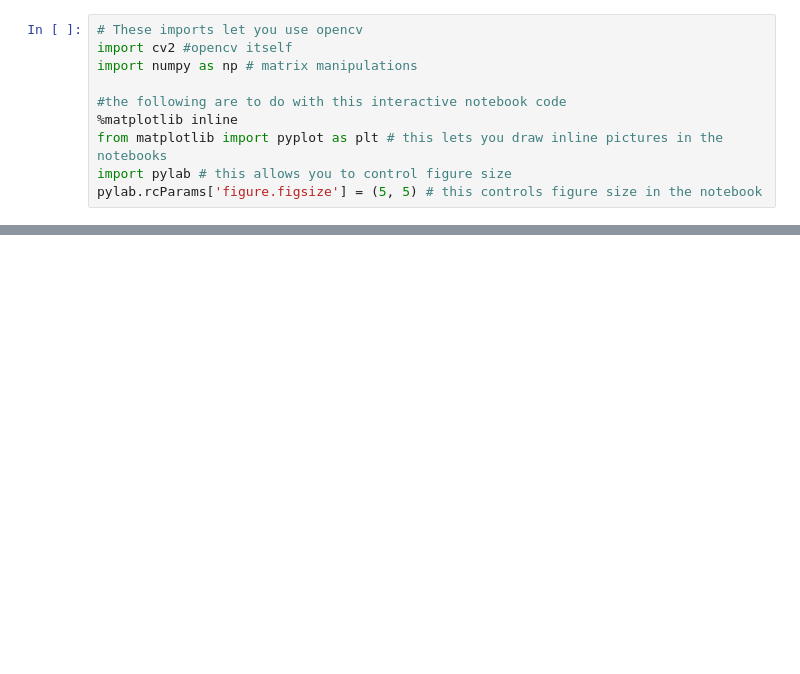
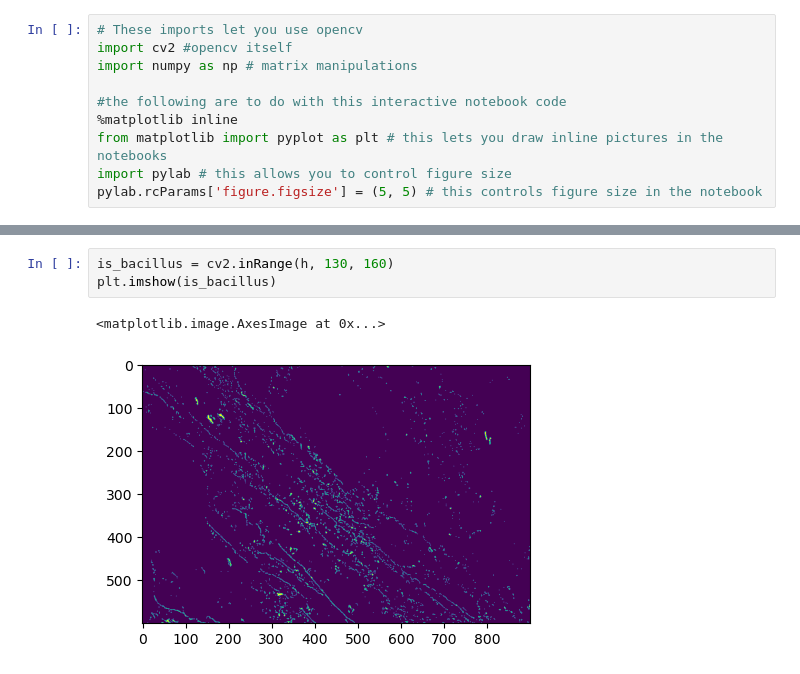
Before and after one commit to herrmilt/MLPython2023Lectures, a Jupyter notebook: lecture11_cv_python/show_bacillus.ipynb, the cells around one changed output, grey strips where cells are left out. Saved outputs shown, nothing was run; the diff lists cells and outputs as text; blank space fills up the shorter version.

```diff
--- a/lecture11_cv_python/show_bacillus.ipynb
+++ b/lecture11_cv_python/show_bacillus.ipynb
@@ -38,0 +93,6 @@ plt.show()
+# %%
+is_bacillus = cv2.inRange(h, 130, 160)
+plt.imshow(is_bacillus)
+# %% [output]
+<matplotlib.image.AxesImage at 0x...>
+[figure, added]
```
Also changed, not shown: parts of 10 cells of this notebook, 41 other files.
